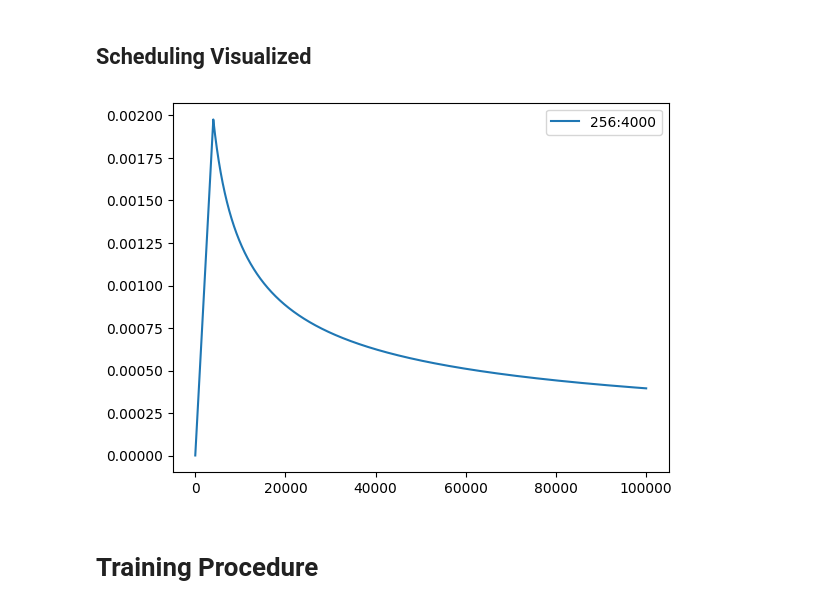
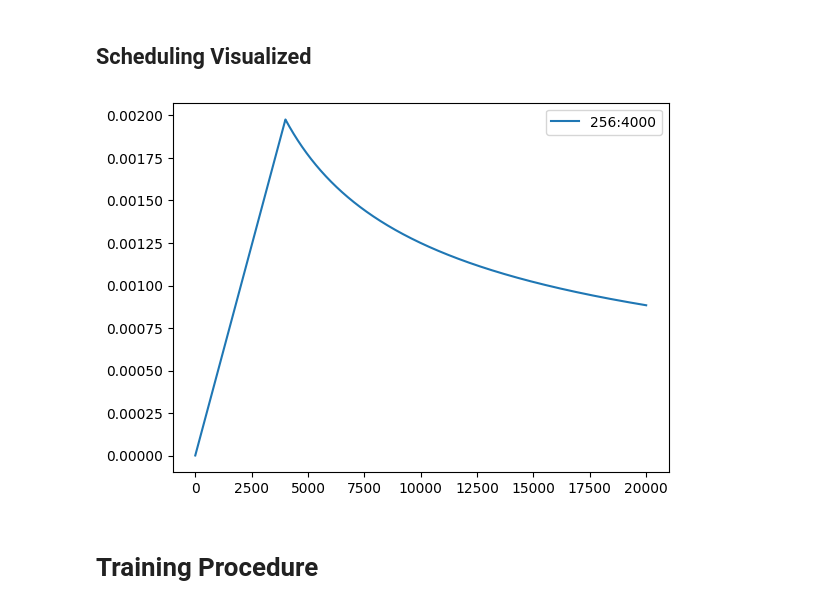
Before and after one commit to ERerGB/Msc, a Jupyter notebook: Translation.ipynb, the cells around one changed output. Drawn from its saved outputs; the diff is of its cells as text; code cells hidden in the pictures.

Commit message:
Transformer, NLP

```diff
--- a/Translation.ipynb
+++ b/Translation.ipynb
@@ -439,14 +534,17 @@ else:
 # %%
 ##为实验的参数进行统一设定
 config = Namespace(
-    datadir = "./DATA/data-bin/ted2020",
+    # datadir = "./DATA/data-bin/ted2020",
+    datadir = "./DATA/data-bin/ted2020_with_mono",
     # savedir = "./checkpoints/rnn",
-    savedir = "./checkpoints/transformer-back",
+    # savedir = "./checkpoints/transformer-back",
+    savedir = "./checkpoints/transformer-bt",
 
-    # source_lang = "en",
-    source_lang = "zh",
-    # target_lang = "zh",
-    target_lang = "en",
+    source_lang = "en",
+    target_lang = "zh",
+
+    # source_lang = "zh",
+    # target_lang = "en",
 
     # cpu threads when fetching & processing data.
     num_workers=2,
@@ -455,7 +553,7 @@ config = Namespace(
     accum_steps=2,
 
     # the lr s calculated from Noam lr scheduler. you can tune the maximum lr by this factor.
-    lr_factor=2.,
+    lr_factor=2.0,
     lr_warmup=4000,
 
     # clipping gradient norm helps alleviate gradient exploding
@@ -478,7 +576,7 @@ config = Namespace(
     resume=None, # if resume from checkpoint name (under config.savedir)
 
     # logging
-    use_wandb=False,
+    use_wandb=True,
 )
 # %% [markdown]
 # Logging
@@ -558,6 +668,7 @@ task = TranslationTask.setup_task(task_cfg)
 # %%
 logger.info("loading data for epoch 1")
 task.load_dataset(split="train", epoch=1, combine=True) # combine if you have back-translation data.
+task.load_dataset(split="mono", epoch=1, combine=True)
 task.load_dataset(split="valid", epoch=1)
 # %%
 sample = task.dataset("valid")[1]
@@ -1054,8 +1165,17 @@ arch_args = Namespace(
     decoder_embed_dim=256,
     decoder_ffn_embed_dim=1024,
     decoder_layers=1,
-    share_decoder_input_output_embed=True,
+    # share_decoder_input_output_embed=True,
+    share_input_output_embed=True,
     dropout=0.3,
+
+    # encoder_embed_dim=256,
+    # encoder_ffn_embed_dim=512,
+    # encoder_layers=12,
+    # decoder_embed_dim=256,
+    # decoder_ffn_embed_dim=1024,
+    # decoder_layers=12,
+    # dropout=0.3,
 )
 
 # HINT: these patches on parameters for Transformer
@@ -1178,14 +1299,14 @@ class NoamOpt:
 # %%
 optimizer = NoamOpt(
     model_size=arch_args.encoder_embed_dim,
     factor=config.lr_factor,
     warmup=config.lr_warmup,
     optimizer=torch.optim.AdamW(model.parameters(), lr=0, betas=(0.9, 0.98), eps=1e-9, weight_decay=0.0001))
-plt.plot(np.arange(1, 100000), [optimizer.rate(i) for i in range(1, 100000)])
+plt.plot(np.arange(1, 20000), [optimizer.rate(i) for i in range(1, 20000)])
 plt.legend([f"{optimizer.model_size}:{optimizer.warmup}"])
 None
 # %% [output]
-[figure, old version]
+[figure, new version]
 # %% [markdown]
 # Training Procedure
 # %% [markdown]
```
Also changed, not shown: parts of 38 cells of this notebook.
